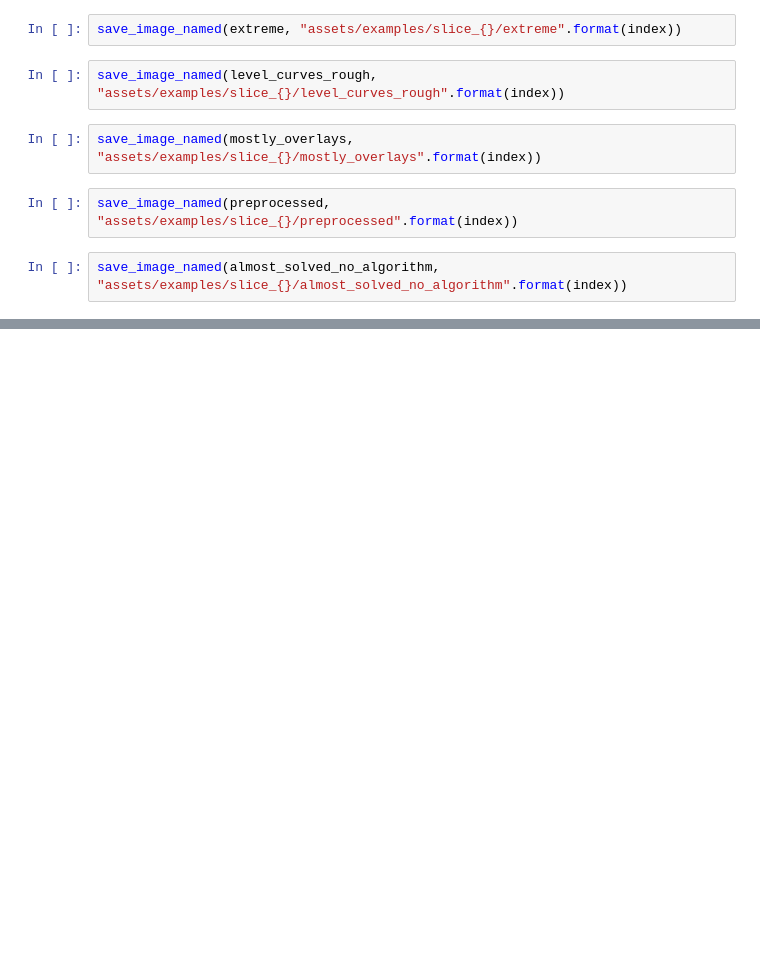
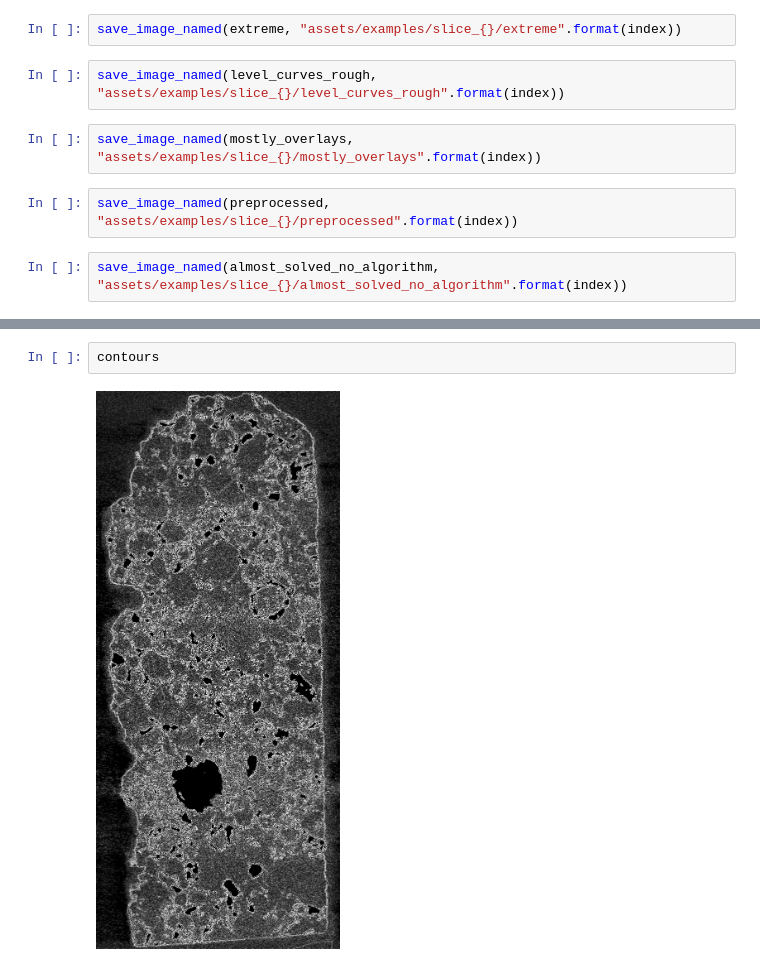
Before and after one commit to HackTheSolarSystem/Meteoright, a Jupyter notebook: notebooks/preprocessing.ipynb, the cells around one changed output, grey strips where cells are left out. Drawn from its saved outputs; the diff is of its cells as text; blank space fills up the shorter version.

```diff
--- a/notebooks/preprocessing.ipynb
+++ b/notebooks/preprocessing.ipynb
@@ -151,0 +150,4 @@ save_image_named(almost_solved_no_algorithm, "assets/examples/slice_{}/almost_so
+# %%
+contours
+# %% [output]
+[figure, added]
```
Also changed, not shown: parts of 15 cells of this notebook.
